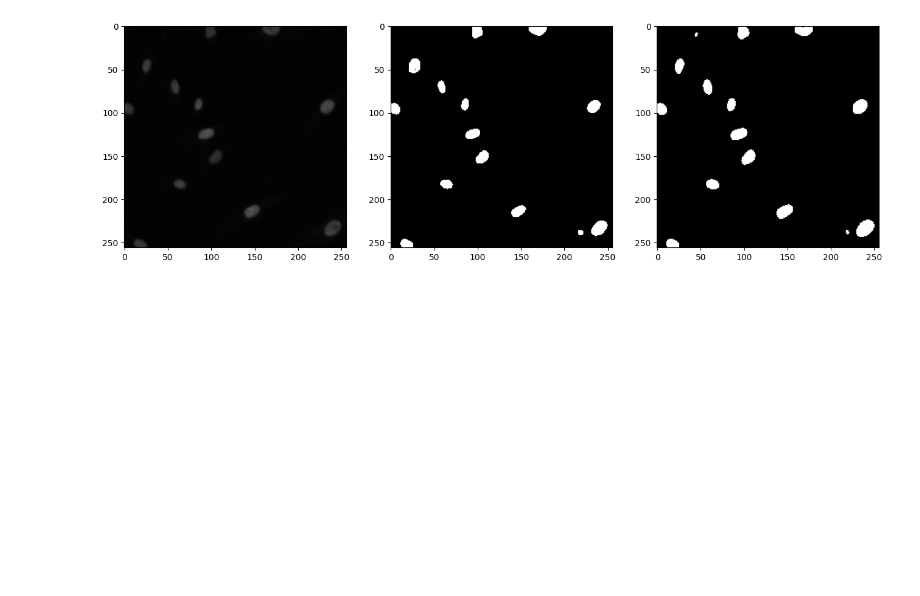
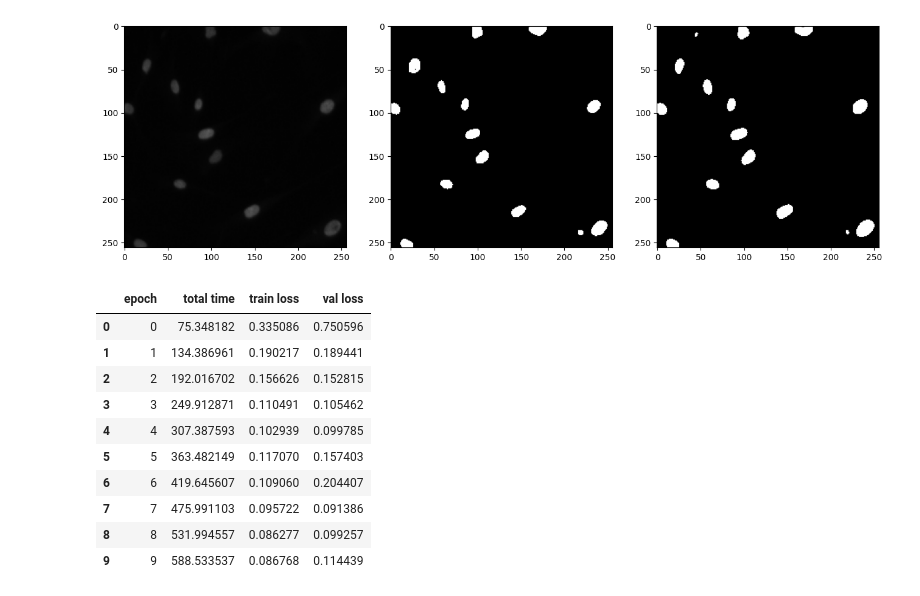
Before and after one commit to hardy500/experiments, a Jupyter notebook: books/inside_dl/ch8.ipynb, the cells around one changed output. Saved outputs shown, nothing was run; the diff lists cells and outputs as text; code cells hidden in the pictures; blank space fills up the shorter version.

```diff
--- a/books/inside_dl/ch8.ipynb
+++ b/books/inside_dl/ch8.ipynb
@@ -212,0 +272,14 @@ plt.imshow(pred.numpy()[0,:], cmap='gray') #Third is the prediction our network
+# %%
+results
+# %% [output]
+|  | epoch | total time | train loss | val loss |
+| 0 | 0 | 75.348182 | 0.335086 | 0.750596 |
+| 1 | 1 | 134.386961 | 0.190217 | 0.189441 |
+| 2 | 2 | 192.016702 | 0.156626 | 0.152815 |
+| 3 | 3 | 249.912871 | 0.110491 | 0.105462 |
+| 4 | 4 | 307.387593 | 0.102939 | 0.099785 |
+| 5 | 5 | 363.482149 | 0.117070 | 0.157403 |
+| 6 | 6 | 419.645607 | 0.109060 | 0.204407 |
+| 7 | 7 | 475.991103 | 0.095722 | 0.091386 |
+| 8 | 8 | 531.994557 | 0.086277 | 0.099257 |
+| 9 | 9 | 588.533537 | 0.086768 | 0.114439 |
```
Also changed, not shown: parts of 19 cells of this notebook, 1 other file.
